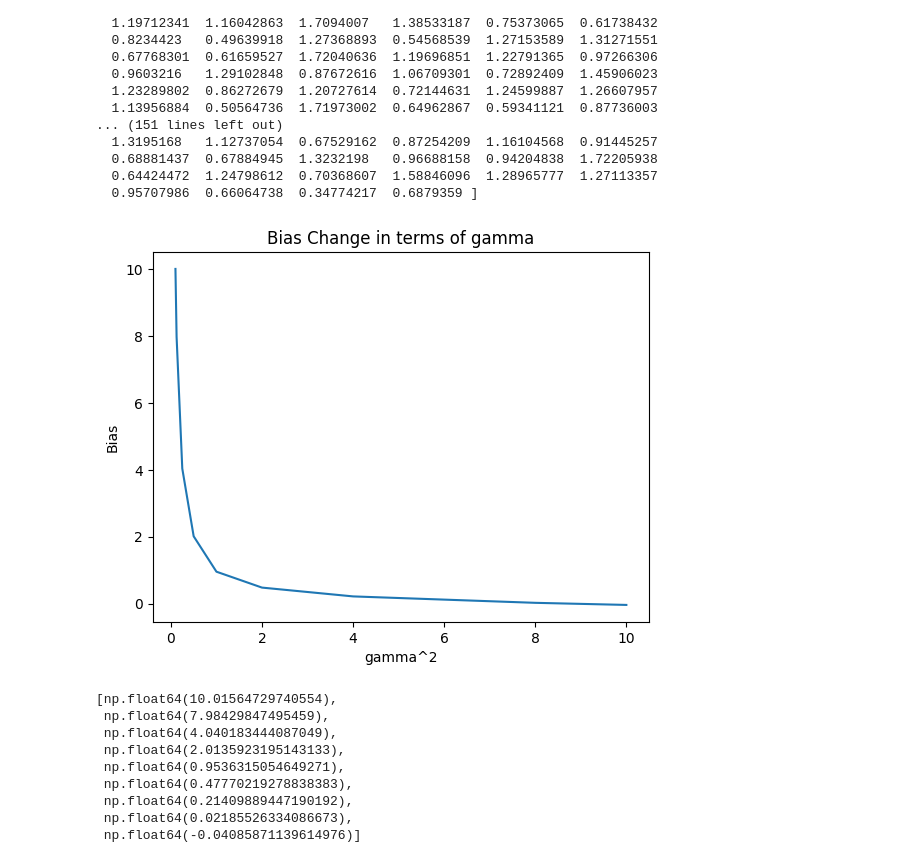
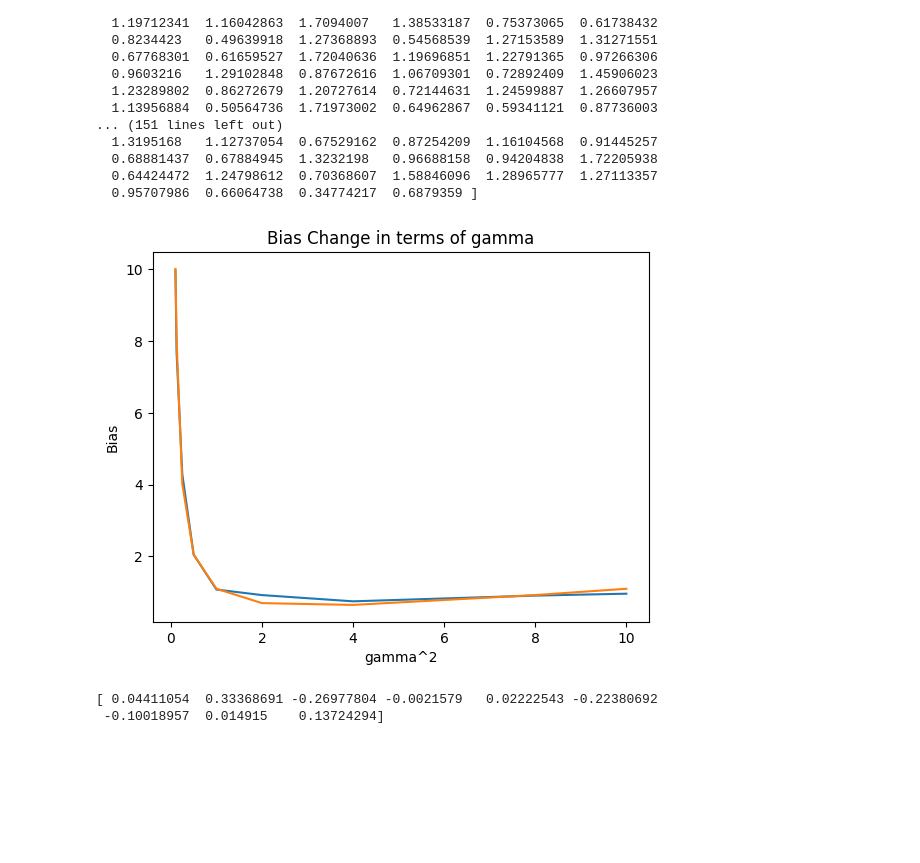
Before and after one commit to XinyueArielFu/DRP-ML-DL, a Jupyter notebook: data-thining/simulation.ipynb, the cells around one changed output. Cells and saved outputs as stored; diff of their text form; code cells hidden in the pictures; blank space fills up the shorter version.

Commit message:
data thinning simulation

```diff
--- a/data-thining/simulation.ipynb
+++ b/data-thining/simulation.ipynb
@@ -98,21 +98,28 @@ print(bias_vec)
   0.64424472  1.24798612  0.70368607  1.58846096  1.28965777  1.27113357
   0.95707986  0.66064738  0.34774217  0.6879359 ]
 # %%
-def linear_simulation(gamma_list, beta_star, N, n, seed = 123):
+def linear_simulation(gamma_list, beta_star, N, n, seed = 123, sigma = 1):
     average_bias_list = []
     np.random.seed(seed)
 
+    # X = np.random.normal(0, 1, (n, d))
+    # epsilon = np.random.normal(0,1,size=n)
+
+    # Y = X@beta_star + epsilon
+
     for gamma in gamma_list:
         # simulation:
-        bias_vec = np.zeros(N)
+        # bias_vec = np.zeros(N)
+        emprical_risk_vec = np.zeros(N)
 
         for i in range(N):
             X = np.random.normal(0, 1, (n, d))
             epsilon = np.random.normal(0,1,size=n)
 
+
             Y = X@beta_star + epsilon
 
-            w_vec = np.random.normal(loc=0,scale=sigma, size=n)
+            w_vec = np.random.normal(loc=0,scale=1, size=n)
 
             y_1_vec = Y + gamma * w_vec
             y_2_vec = Y - (1/gamma) * w_vec
@@ -124,35 +131,37 @@ def linear_simulation(gamma_list, beta_star, N, n, seed = 123):
             emprical_risk = MSE(y_2_vec, y_predict)
 
             x_newDraw, y_newDraw = norm_sample(n, d)
-            y_newDraw_predict = x_newDraw@beta_hat
+
+            # true_risk = MSE(y_newDraw, y_newDraw_predict)
+            beta_hat_full = np.linalg.inv(X.T@X)@X.T@Y
+            y_newDraw_predict = x_newDraw@beta_hat_full
+            # y_newDraw_predict = x_newDraw@y_full_predict
             true_risk = MSE(y_newDraw, y_newDraw_predict)
 
-            bias = emprical_risk - true_risk
-            bias_vec[i] = bias
+            # bias = emprical_risk - true_risk
+            # bias_vec[i] = bias
+            emprical_risk_vec[i] = emprical_risk
 
-        average_bias_list.append(np.mean(bias_vec))
+        # average_bias_list.append(np.mean(bias_vec))
+        average_bias_list.append(np.mean(emprical_risk_vec) - true_risk)
 
     gamma_squared = np.array(gamma_list) ** 2
     plt.plot(gamma_squared, average_bias_list)
+    theory = (sigma**2)/gamma_squared + ((sigma**2) * gamma_squared * d)/n
+    plt.plot(gamma_squared, theory)
     plt.xlabel("gamma^2")
     plt.ylabel("Bias")
     plt.title("Bias Change in terms of gamma")
     plt.show()
 
+    print(theory-average_bias_list)
     return average_bias_list
 # %%
 gamma_list = np.sqrt([1/10, 1/8, 1/4, 1/2, 1, 2, 4, 8, 10])
 gamma_list
 average_bias_l = linear_simulation(gamma_list, beta_star, N, n, seed = 123)
-average_bias_l
+# average_bias_l
 # %% [output]
-[figure, old version]
+[figure, new version]
-[np.float64(10.01564729740554),
- np.float64(7.98429847495459),
- np.float64(4.040183444087049),
- np.float64(2.0135923195143133),
- np.float64(0.9536315054649271),
- np.float64(0.47770219278838383),
- np.float64(0.21409889447190192),
- np.float64(0.02185526334086673),
- np.float64(-0.04085871139614976)]
+[ 0.04411054  0.33368691 -0.26977804 -0.0021579   0.02222543 -0.22380692
+ -0.10018957  0.014915    0.13724294]
```
Also changed, not shown: parts of 1 cell of this notebook.
